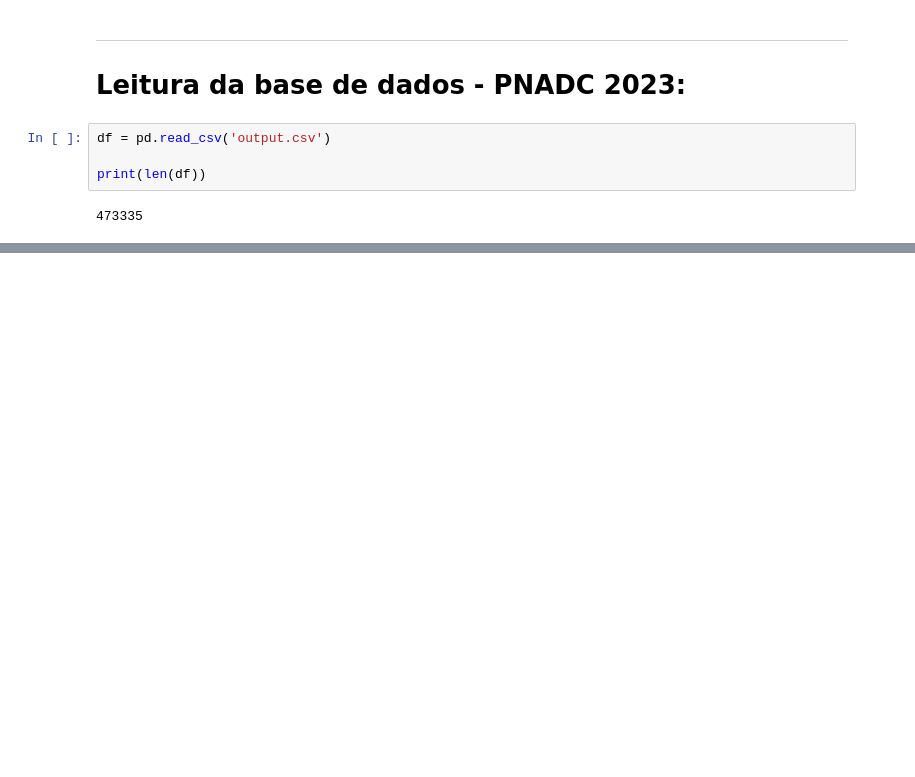
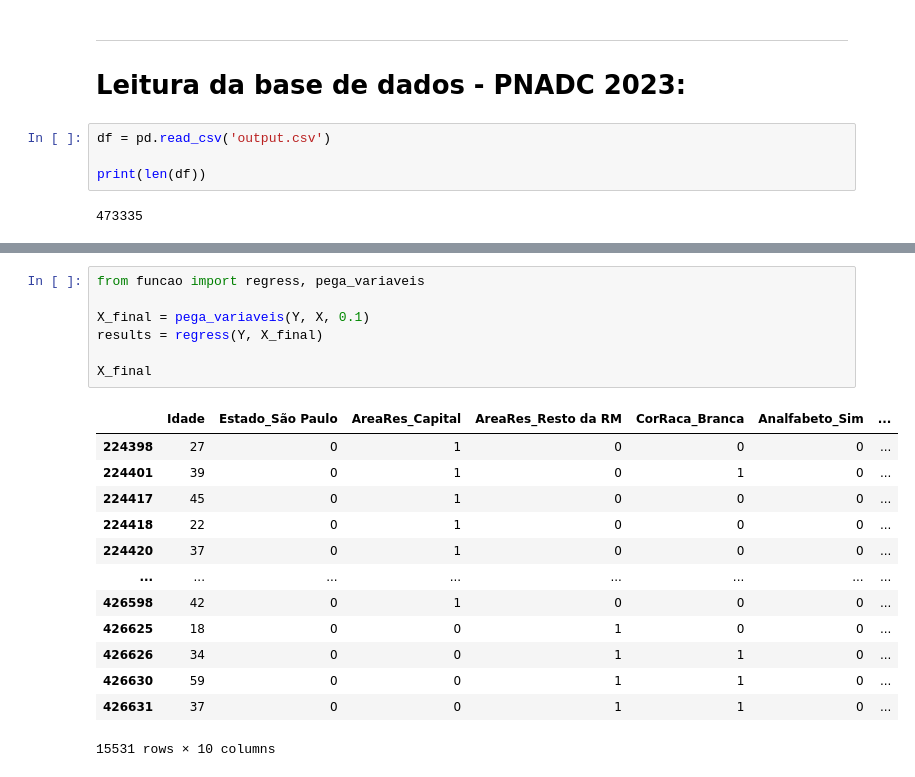
Before and after one commit to leomccormick/projeto3_CDados, a Jupyter notebook: Projeto_3.ipynb, the cells around one changed output, grey strips where cells are left out. Drawn from its saved outputs; the diff is of its cells as text; blank space fills up the shorter version.

```diff
--- a/Projeto_3.ipynb
+++ b/Projeto_3.ipynb
@@ -183,0 +249,21 @@ KeyError: ''
+# %%
+from funcao import regress, pega_variaveis
+
+X_final = pega_variaveis(Y, X, 0.1)
+results = regress(Y, X_final)
+
+X_final
+# %% [output]
+|  | Idade | Estado_São Paulo | AreaRes_Capital | AreaRes_Resto da RM | CorRaca_Branca | Analfabeto_Sim | ... |
+| 224398 | 27 | 0 | 1 | 0 | 0 | 0 | ... |
+| 224401 | 39 | 0 | 1 | 0 | 1 | 0 | ... |
+| 224417 | 45 | 0 | 1 | 0 | 0 | 0 | ... |
+| 224418 | 22 | 0 | 1 | 0 | 0 | 0 | ... |
+| 224420 | 37 | 0 | 1 | 0 | 0 | 0 | ... |
+| ... | ... | ... | ... | ... | ... | ... | ... |
+| 426598 | 42 | 0 | 1 | 0 | 0 | 0 | ... |
+| 426625 | 18 | 0 | 0 | 1 | 0 | 0 | ... |
+| 426626 | 34 | 0 | 0 | 1 | 1 | 0 | ... |
+| 426630 | 59 | 0 | 0 | 1 | 1 | 0 | ... |
+| 426631 | 37 | 0 | 0 | 1 | 1 | 0 | ... |
+15531 rows × 10 columns
```
Also changed, not shown: parts of 15 cells of this notebook, 4 other files.
